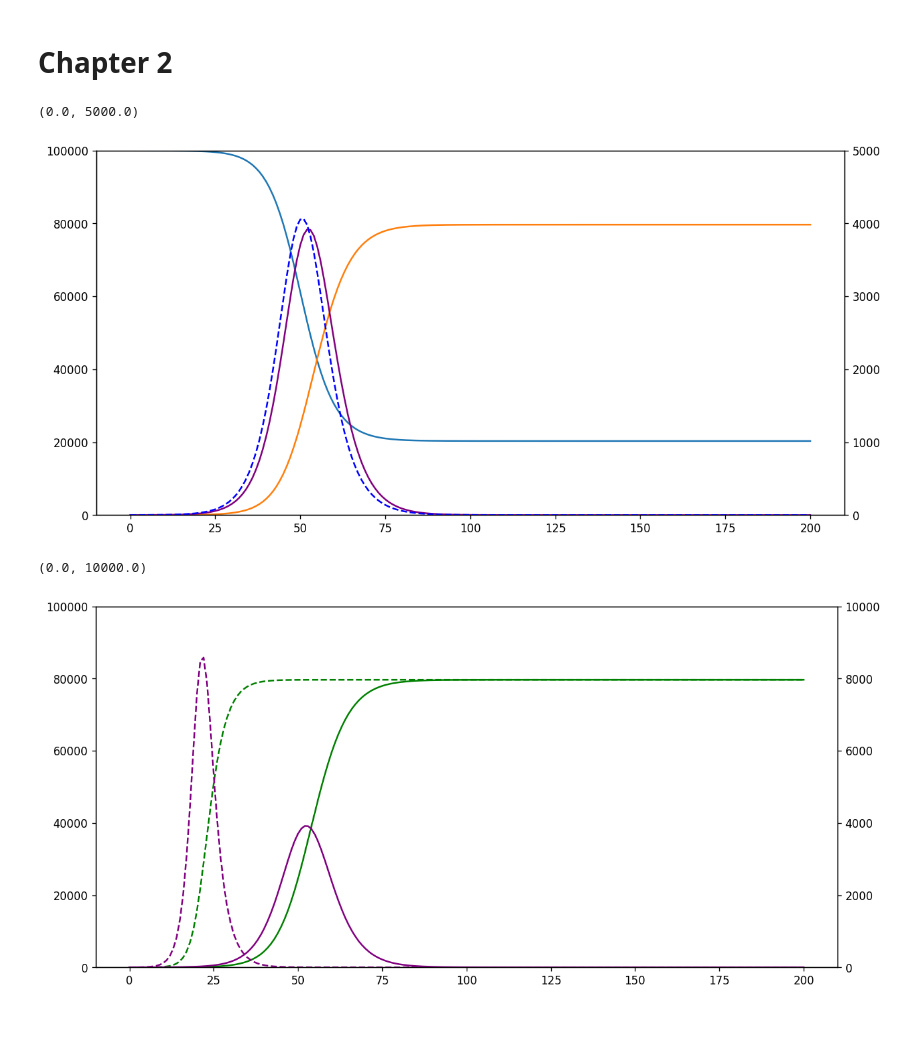
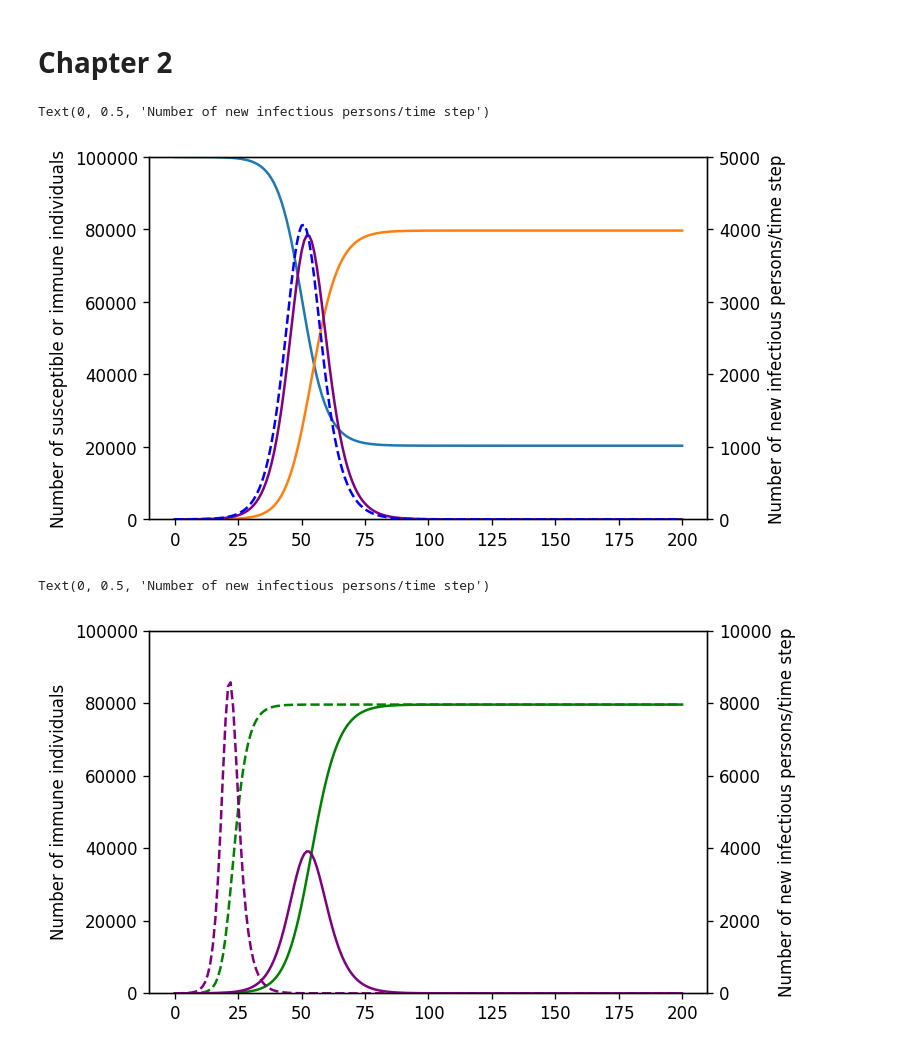
Before and after one commit to monash-emu/summer, a Jupyter notebook: docs/vynnycky_white/model_2_1.ipynb, the cells around one changed output. Drawn from its saved outputs; the diff is of its cells as text; code cells hidden in the pictures; blank space fills up the shorter version.

```diff
--- a/docs/vynnycky_white/model_2_1.ipynb
+++ b/docs/vynnycky_white/model_2_1.ipynb
@@ -64,22 +64,24 @@ seir_model.run()
 # %%
 # Plot the outputs
 
 # Create axes
-fig, ax = plt.subplots(1, 1, figsize=(12, 6), dpi=120)
+fig, ax = plt.subplots(1, 1, dpi=120)
 right_ax = ax.twinx()
 
 # Plot
 for compartment_idx in [0, -1]:
     ax.plot(seir_model.times, seir_model.outputs.T[compartment_idx])
 right_ax.plot(seir_model.times, seir_model.derived_outputs["incidence"], color="purple")
 right_ax.plot(seir_model.times, seir_model.derived_outputs["infection"], color="blue", linestyle="--")
 
 # Tidy up
 ax.set_ylim((0, 1e5))
+ax.set_ylabel("Number of susceptible or immune individuals")
 right_ax.set_ylim((0, 5000))
+right_ax.set_ylabel("Number of new infectious persons/time step")
 # %% [output]
-(0.0, 5000.0)
+Text(0, 0.5, 'Number of new infectious persons/time step')
-[figure, old version]
+[figure, new version]
 # %%
 # Set up the SIR model
 compartments = ("Susceptible", "Infectious", "Immune")
@@ -118,7 +120,7 @@ sir_model.run()
 # Plot the outputs
 
 # Create axes
-fig, ax = plt.subplots(1, 1, figsize=(12, 6), dpi=120)
+fig, ax = plt.subplots(1, 1, dpi=120)
 right_ax = ax.twinx()
 
 # Plot
@@ -129,7 +131,9 @@ right_ax.plot(sir_model.times, sir_model.derived_outputs["infection"], color="pu
 
 # Tidy up
 ax.set_ylim((0, 1e5))
+ax.set_ylabel("Number of immune individuals")
 right_ax.set_ylim((0, 1e4))
+right_ax.set_ylabel("Number of new infectious persons/time step")
 # %% [output]
-(0.0, 10000.0)
+Text(0, 0.5, 'Number of new infectious persons/time step')
-[figure, old version]
+[figure, new version]
```
Also changed, not shown: parts of 2 cells of this notebook.
